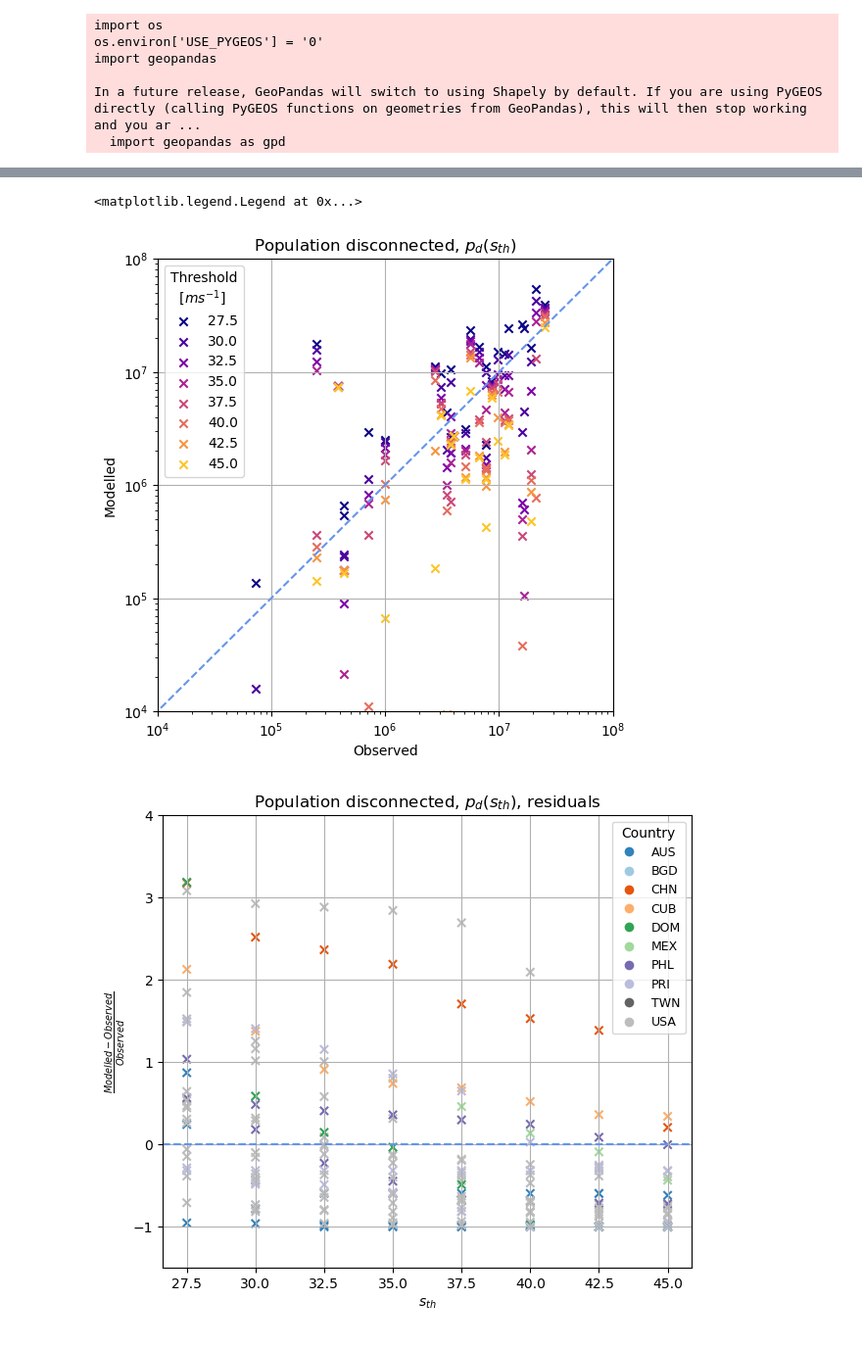
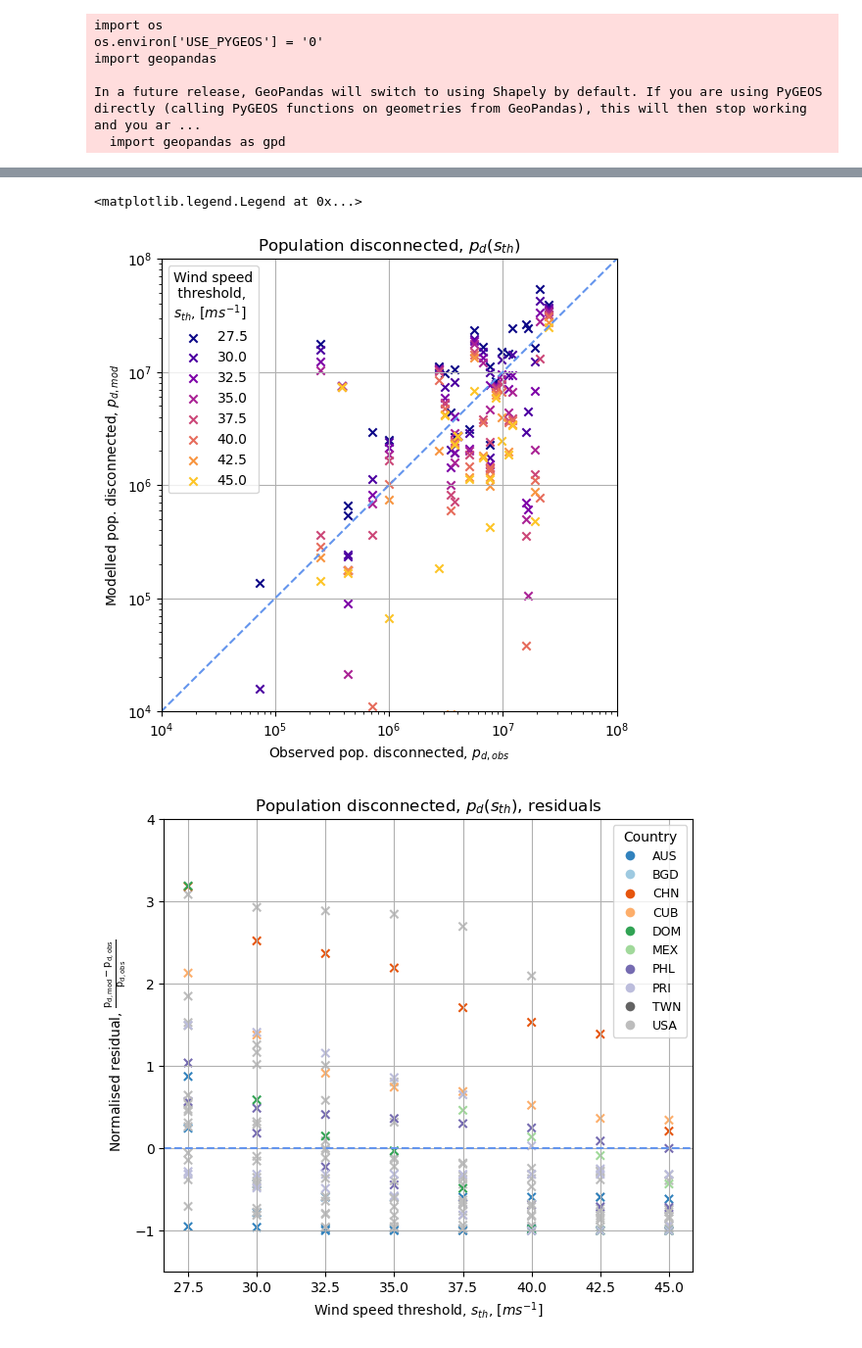
Before and after one commit to nismod/open-gira, a Jupyter notebook: validation/outage_model_validation.ipynb, the cells around one changed output, grey strips where cells are left out. Shown: that part at 98% size. Saved outputs shown, nothing was run; the diff lists cells and outputs as text; code cells hidden in the pictures.

```diff
--- a/validation/outage_model_validation.ipynb
+++ b/validation/outage_model_validation.ipynb
@@ -123,6 +120,8 @@ for threshold in ds.threshold.values:
         by_storm[event_id] = by_storm[event_id].join(mod)
         by_storm[event_id]["error"] = \
             by_storm[event_id].modelled - by_storm[event_id].observed
+        by_storm[event_id]["error_abs"] = \
+            np.abs(by_storm[event_id]["error"])
         by_storm[event_id]["ratio"] = \
             by_storm[event_id].modelled / by_storm[event_id].observed
         by_storm[event_id]["error_norm"] = \
@@ -276,42 +278,42 @@ x = np.linspace(0, 10 * max(data.observed), 100)
 ax.plot(x, x, ls="--", c="cornflowerblue")
 ax.grid()
 ax.set_title("Population disconnected, $p_{d}(s_{th})$")
-ax.set_xlabel("Observed")
-ax.set_ylabel("Modelled")
+ax.set_xlabel("Observed pop. disconnected, $p_{d,obs}$")
+ax.set_ylabel("Modelled pop. disconnected, $p_{d,mod}$")
 ax.set_xscale("log")
 ax.set_yscale("log")
 ax.set_xlim(1E4, 1E8)
 ax.set_ylim(1E4, 1E8)
-ax.legend(title="Threshold\n  $[m s^{{-1}}]$")
+ax.legend(title="Wind speed\n threshold,\n$s_{th}$, $[m s^{{-1}}]$")
 # %% [output]
 <matplotlib.legend.Legend at 0x...>
-[figure, old version]
+[figure, new version]
 # %%
-# scatter plot residual as a function of threshold
+# scatter plot normalised residual as a function of threshold
 
 df = data["error_norm"].reset_index(["threshold", "country_iso_a3"])
 colours = [country_cmap[value] for value in df.country_iso_a3.values]
 
 f, ax = plt.subplots(figsize=(8,6))
 ax.scatter(df.threshold, df.error_norm, c=colours, label="Country", marker="x")
 handles = [Line2D([0], [0], marker='o', color='w', markerfacecolor=v, label=k, markersize=8) for k, v in country_cmap.items() if isinstance(k, str)]
 ax.legend(title='Country', handles=handles, fontsize=9, loc="upper right")
 ax.grid()
 ax.axhline(0, ls="--", c="cornflowerblue")
-ax.set_xlabel("$s_{th}$")
-ax.set_ylabel(r"$\frac{Modelled - Observed}{Observed}$")
+ax.set_xlabel(r"Wind speed threshold, $s_{th}$, $[m s^{-1}]$")
+ax.set_ylabel(r"Normalised residual, $\mathrm{\frac{p_{d,mod} - p_{d,obs}}{p_{d,obs}}}$")
 ax.set_title("Population disconnected, $p_{d}(s_{th})$, residuals")
 ax.set_ylim(-1.5, 4)
 
 plt.subplots_adjust(right=0.8)
 
 # N.B. a couple of values are more more than 400% out, therefore out of plot area
 # -1, worst possible score (model 100% underestimated)
 # 0, perfect score
 # + valued, progressively greater model overestimate
 
 # N.B. our residuals, i.e. (mod - obs) / obs are not symmetric about 0 (-1 is the worst possible score)
 # but we plot this measure as a) it's normalised, so can compare across scales
 # and b) something like sign(mod - obs) * mod / obs, would give a perfect 0 for mod = 0
 # %% [output]
-[figure, old version]
+[figure, new version]
```
Also changed, not shown: parts of 10 cells of this notebook, 1 other file.
